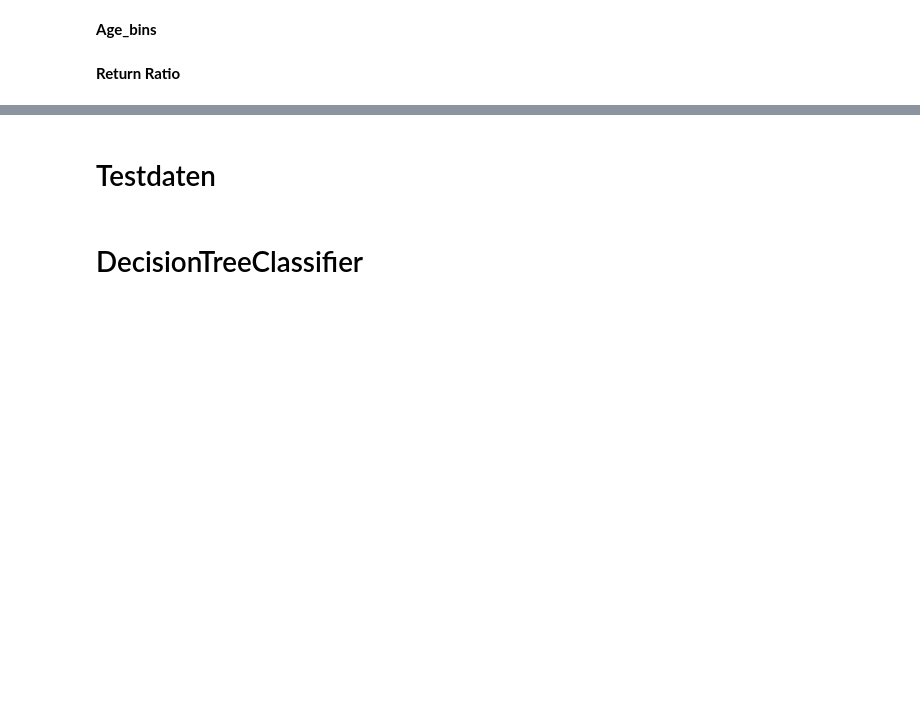
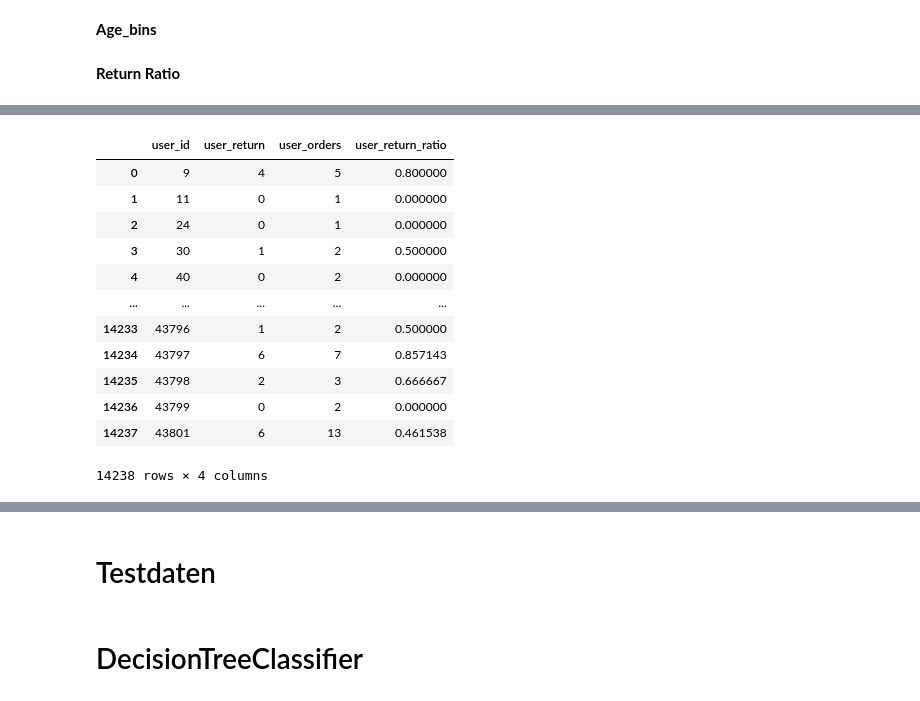
Before and after one commit to P-AEL/ML-Projekt, a Jupyter notebook: Flo/gradient_boosting.ipynb, the cells around one changed output, grey strips where cells are left out. Drawn from its saved outputs; the diff is of its cells as text; code cells hidden in the pictures; blank space fills up the shorter version.

```diff
--- a/Flo/gradient_boosting.ipynb
+++ b/Flo/gradient_boosting.ipynb
@@ -87,0 +118,20 @@ df = pd.merge(df,df_return_ratio,on="item_id",how="left")
+# %%
+df_user_return = df.groupby("user_id").agg(user_return= ("return", "sum"), user_orders= ("return", "count")).reset_index()
+# %%
+df_user_return["user_return_ratio"] = df_user_return.user_return / df_user_return.user_orders
+# %%
+df_user_return
+# %% [output]
+|  | user_id | user_return | user_orders | user_return_ratio |
+| 0 | 9 | 4 | 5 | 0.800000 |
+| 1 | 11 | 0 | 1 | 0.000000 |
+| 2 | 24 | 0 | 1 | 0.000000 |
+| 3 | 30 | 1 | 2 | 0.500000 |
+| 4 | 40 | 0 | 2 | 0.000000 |
+| ... | ... | ... | ... | ... |
+| 14233 | 43796 | 1 | 2 | 0.500000 |
+| 14234 | 43797 | 6 | 7 | 0.857143 |
+| 14235 | 43798 | 2 | 3 | 0.666667 |
+| 14236 | 43799 | 0 | 2 | 0.000000 |
+| 14237 | 43801 | 6 | 13 | 0.461538 |
+14238 rows × 4 columns
```
Also changed, not shown: parts of 8 cells of this notebook.
